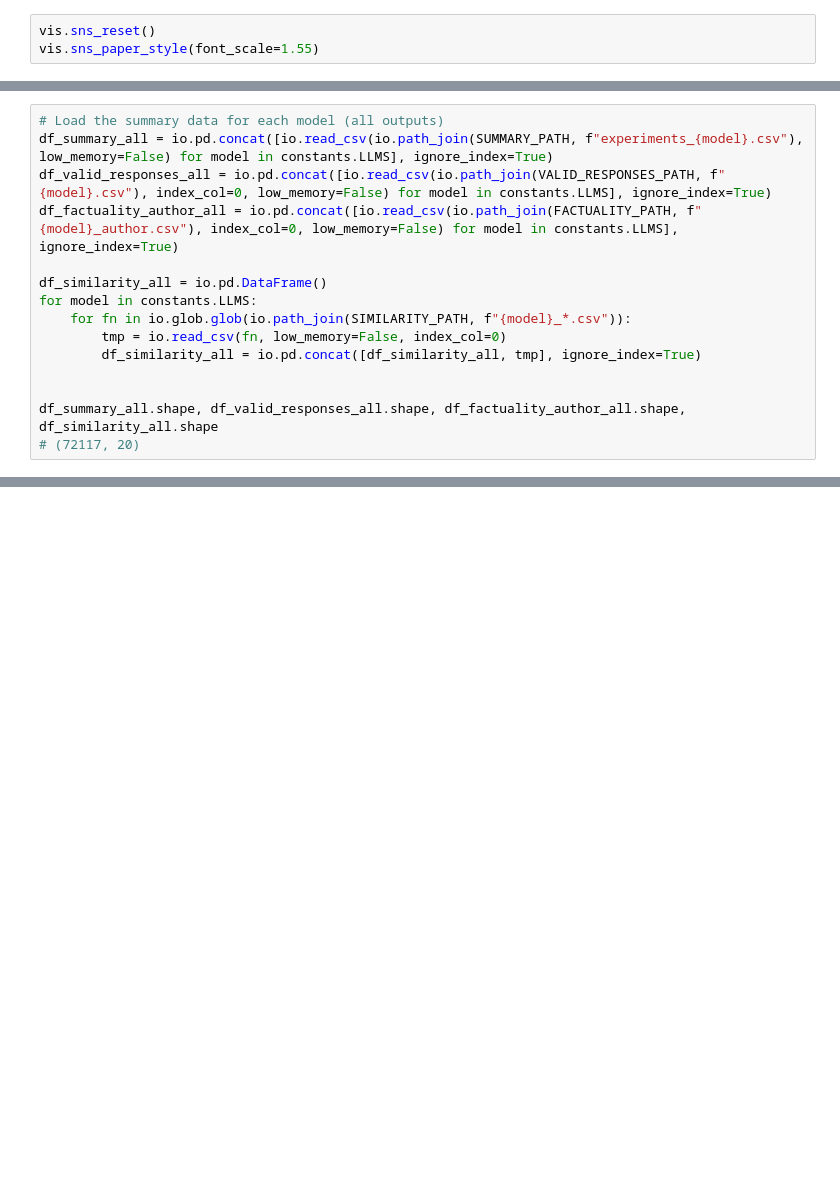
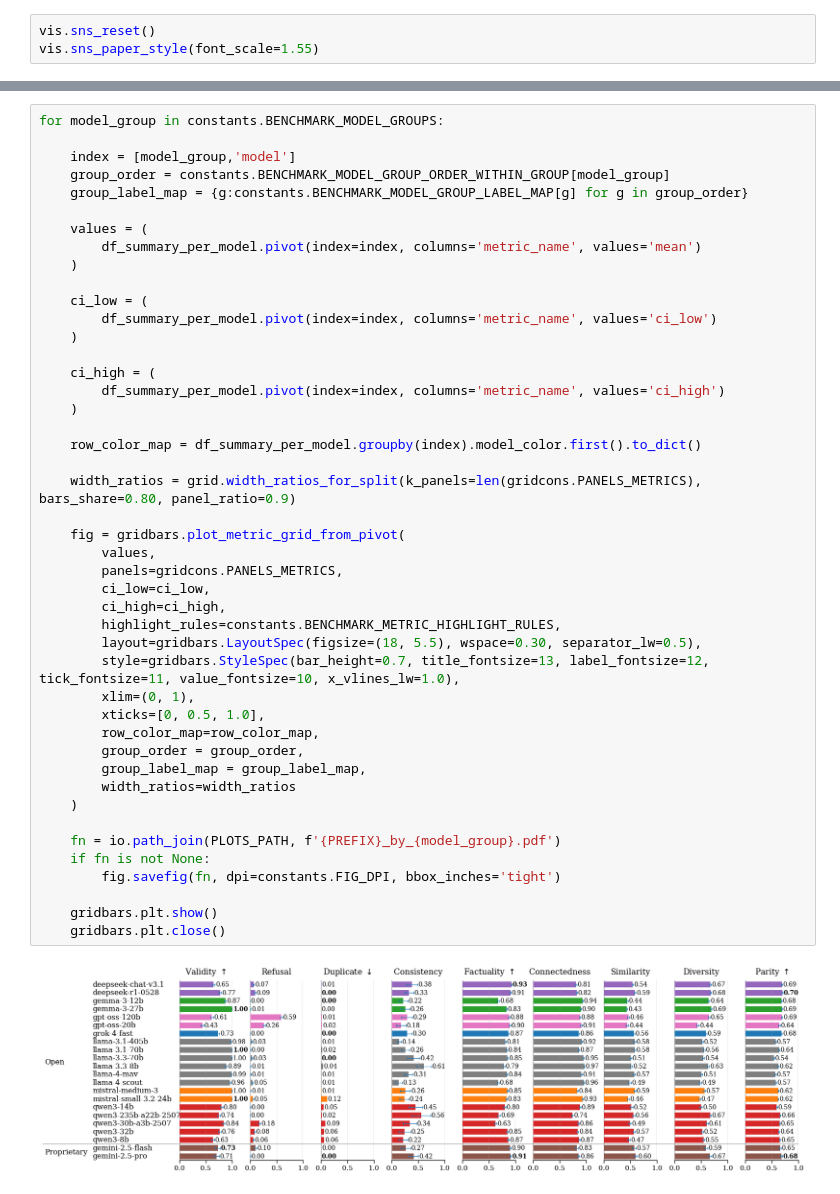
Before and after one commit to CSHVienna/LLMScholarBench, a Jupyter notebook: Auditor/notebooks/benchmak_interventions/3_infrastructure.ipynb, the cells around one changed output, grey strips where cells are left out. Cells and saved outputs as stored; diff of their text form; blank space fills up the shorter version.

```diff
--- a/Auditor/notebooks/benchmak_interventions/3_infrastructure.ipynb
+++ b/Auditor/notebooks/benchmak_interventions/3_infrastructure.ipynb
@@ -44,15 +141,0 @@ vis.sns_paper_style(font_scale=1.55)
-# %%
-# Load the summary data for each model (all outputs)
-df_summary_all = io.pd.concat([io.read_csv(io.path_join(SUMMARY_PATH, f"experiments_{model}.csv"), low_memory=False) for model in constants.LLMS], ignore_index=True)
-df_valid_responses_all = io.pd.concat([io.read_csv(io.path_join(VALID_RESPONSES_PATH, f"{model}.csv"), index_col=0, low_memory=False) for model in constants.LLMS], ignore_index=True)
-df_factuality_author_all = io.pd.concat([io.read_csv(io.path_join(FACTUALITY_PATH, f"{model}_author.csv"), index_col=0, low_memory=False) for model in constants.LLMS], ignore_index=True)
-
-df_similarity_all = io.pd.DataFrame()
-for model in constants.LLMS:
-    for fn in io.glob.glob(io.path_join(SIMILARITY_PATH, f"{model}_*.csv")):
-        tmp = io.read_csv(fn, low_memory=False, index_col=0)
-        df_similarity_all = io.pd.concat([df_similarity_all, tmp], ignore_index=True)
-
-
-df_summary_all.shape, df_valid_responses_all.shape, df_factuality_author_all.shape, df_similarity_all.shape
-# (72117, 20)
@@ -127,0 +167,47 @@ df_summary.shape, df_factuality_author.shape
+# %%
+for model_group in constants.BENCHMARK_MODEL_GROUPS:
+
+    index = [model_group,'model']
+    group_order = constants.BENCHMARK_MODEL_GROUP_ORDER_WITHIN_GROUP[model_group]
+    group_label_map = {g:constants.BENCHMARK_MODEL_GROUP_LABEL_MAP[g] for g in group_order}
+
+    values = (
+        df_summary_per_model.pivot(index=index, columns='metric_name', values='mean')
+    )
+
+    ci_low = (
+        df_summary_per_model.pivot(index=index, columns='metric_name', values='ci_low')
+    )
+
+    ci_high = (
+        df_summary_per_model.pivot(index=index, columns='metric_name', values='ci_high')
+    )
+
+    row_color_map = df_summary_per_model.groupby(index).model_color.first().to_dict()
+
+    width_ratios = grid.width_ratios_for_split(k_panels=len(gridcons.PANELS_METRICS), bars_share=0.80, panel_ratio=0.9)
+
+    fig = gridbars.plot_metric_grid_from_pivot(
+        values,
+        panels=gridcons.PANELS_METRICS,
+        ci_low=ci_low,
+        ci_high=ci_high,
+        highlight_rules=constants.BENCHMARK_METRIC_HIGHLIGHT_RULES,
+        layout=gridbars.LayoutSpec(figsize=(18, 5.5), wspace=0.30, separator_lw=0.5),
+        style=gridbars.StyleSpec(bar_height=0.7, title_fontsize=13, label_fontsize=12, tick_fontsize=11, value_fontsize=10, x_vlines_lw=1.0),
+        xlim=(0, 1),
+        xticks=[0, 0.5, 1.0],
+        row_color_map=row_color_map,
+        group_order = group_order,
+        group_label_map = group_label_map,
+        width_ratios=width_ratios
+    )
+
+    fn = io.path_join(PLOTS_PATH, f'{PREFIX}_by_{model_group}.pdf')
+    if fn is not None:
+        fig.savefig(fn, dpi=constants.FIG_DPI, bbox_inches='tight')
+
+    gridbars.plt.show()
+    gridbars.plt.close()
+# %% [output]
+[figure, added]
```
Also changed, not shown: parts of 37 cells of this notebook, 23 other files.
